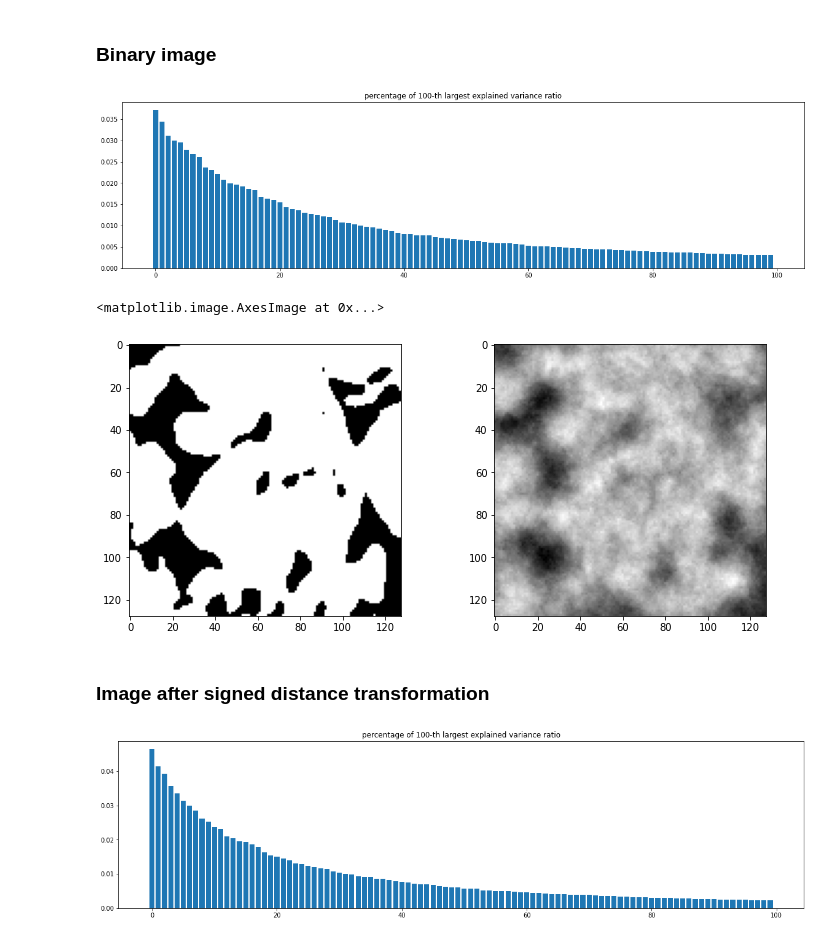
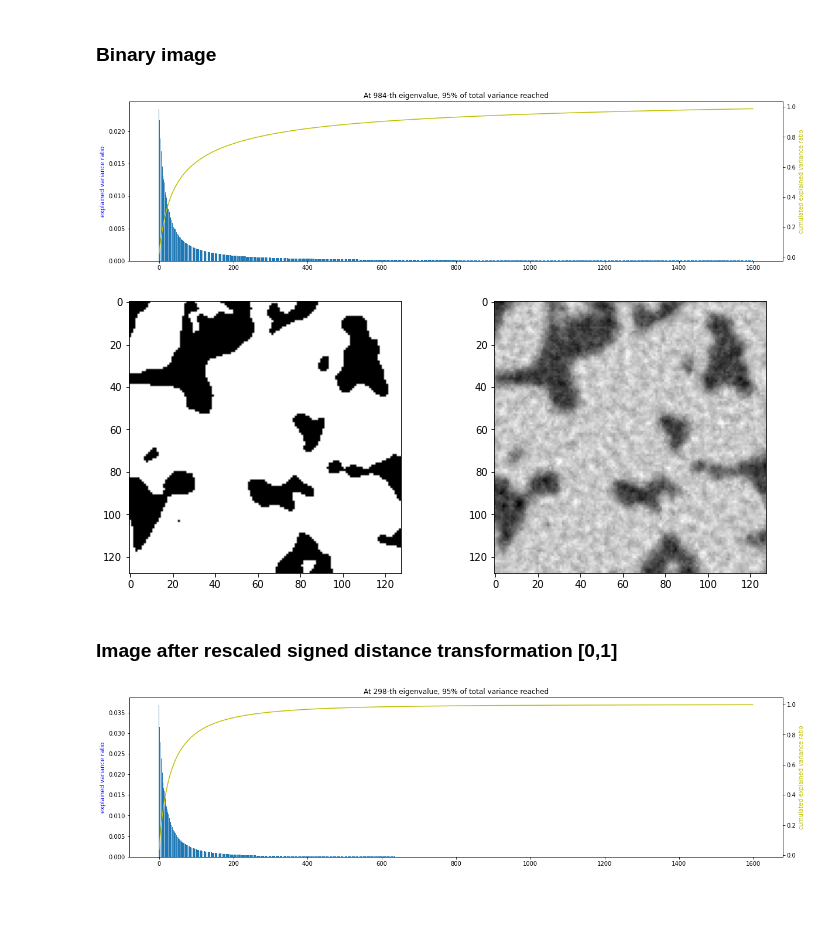
Before and after one commit to HemiaoZhang/CEE316Project, a Jupyter notebook: 1_pca.ipynb, the cells around one changed output. Saved outputs shown, nothing was run; the diff lists cells and outputs as text; code cells hidden in the pictures; blank space fills up the shorter version.

```diff
--- a/1_pca.ipynb
+++ b/1_pca.ipynb
@@ -13,11 +15,11 @@ Drive already mounted at /content/gdrive; to attempt to forcibly remount, call d
 # %%
-%cd /content/gdrive/MyDrive/Colab Notebooks/CEE316
+%cd /content/gdrive/MyDrive/Colab Notebooks/CEE316/Project
 !pwd
 
 path = '/content/gdrive/MyDrive/Colab Notebooks/CEE316/Project/Data/signedDistance.mat'
 img_bi = []
-img_sd = []
+img_rsd = []
 with h5py.File(path, 'r') as file:
   img_bi = np.array(file['img_bi'][:]) # instancex512x512
-  img_sd = np.array(file['img_sd'][:]) # instancex512x512
+  img_rsd = np.array(file['img_rsd'][:]) # instancex512x512
 # %% [output]
@@ -36,15 +38,21 @@ def pca(X, n=50):
   Cov = np.cov(X.T) # numpy take different vectors row-wise
   sz = Cov.shape[0]
   L, V = scipy.linalg.eigh(Cov, subset_by_index=[sz-n, sz-1]) # largest n lambda and principal axes
-  Var = L / L.sum() # explained variance ratio
+  Var = L / np.trace(Cov) # explained variance ratio
 
-  #idx = np.argpartition(Var, -n)[-n:] # n-th largest
-  #idx = idx[np.argsort(-Var[idx])] # sorted in descending order
   idx = np.argsort(-Var) # sorted in descending order
+  cumVar = np.add.accumulate(Var[idx]) # accumulated explained variance ratio
 
-  plt.figure(figsize=(20, 5))
-  plt.bar(range(len(Var)), Var[idx])
-  plt.title(f'percentage of {n}-th largest explained variance ratio')
+  fig, ax1 = plt.subplots(figsize=(20, 5))
+  ax2 = ax1.twinx()
+  ax1.bar(range(len(Var)), Var[idx])
+  ax2.plot(range(len(Var)), cumVar, 'y')
+  plt.title(f'At {np.argmax(cumVar>0.95)}-th eigenvalue, 95% of total variance reached')
+  ax1.set_ylabel('explained variance ratio', color='b')
+  ax2.set_ylabel('cumulated explained variance ratio', color='y')
+
+  pwd = os.getcwd()
+  fig.savefig(pwd + f'/Figure/pca_expVar_{sz}_{n}_rsd.png')
 
   return L[idx], V[:,idx]
 # %%
@@ -68,26 +75,28 @@ Since 512x512=262144 results in a covariance matrix of size 262144-by-262144, wh
 # %%
 w = 128 # width of a subsection of the image
 subimg = img_bi[:,:w,:w].reshape(-1, w*w) # size: instance, (wxw)
-d, v = pca(subimg, n=100)
+d, v = pca(subimg, n=1600)
 # %% [output]
-[figure, old version]
+[figure, new version]
 # %%
-x = subimg[0,:]
+x = img_bi[0,-w:,-w:].reshape(-1)
 x_hat = reconstruct(x, v)
-plt.figure(figsize=(12,5))
+fig = plt.figure(figsize=(12,5))
 plt.subplot(1,2,1)
 plt.imshow(x.reshape(w,w), cmap='gray')
 plt.subplot(1,2,2)
 plt.imshow(x_hat.reshape(w,w), cmap='gray')
+
+pwd = os.getcwd()
+fig.savefig(pwd + f'/Figure/pca_recon_{v.shape[0]}_{v.shape[1]}_bi.png')
 # %% [output]
-<matplotlib.image.AxesImage at 0x...>
-[figure, old version]
+[figure, new version]
 # %% [markdown]
-### Image after signed distance transformation
+### Image after rescaled signed distance transformation [0,1]
 # %%
 w = 128 # width of a subsection of the image
-subimg = img_sd[:,:w,:w].reshape(-1, w*w) # size: instance, (wxw)
-d, v = pca(subimg, n=100)
+subimg = img_rsd[:,:w,:w].reshape(-1, w*w) # size: instance, (wxw)
+d, v = pca(subimg, n=1600)
 # %% [output]
-[figure, old version]
+[figure, new version]
 # %%
```
Also changed, not shown: parts of 6 cells of this notebook.
